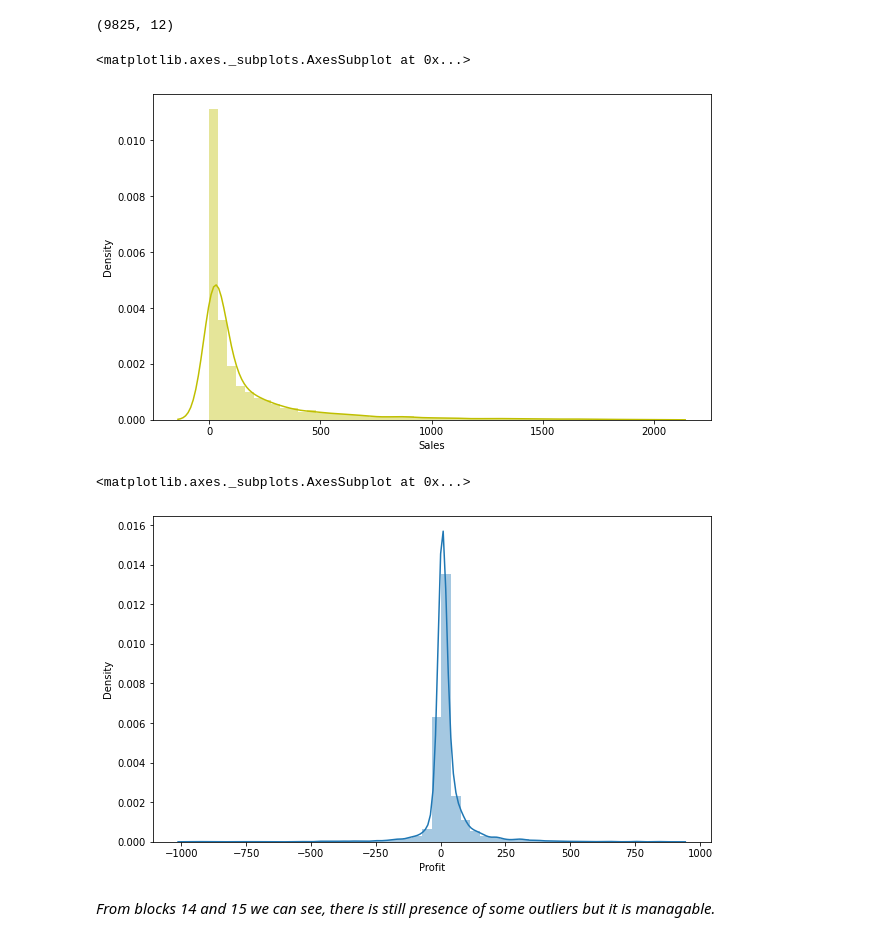
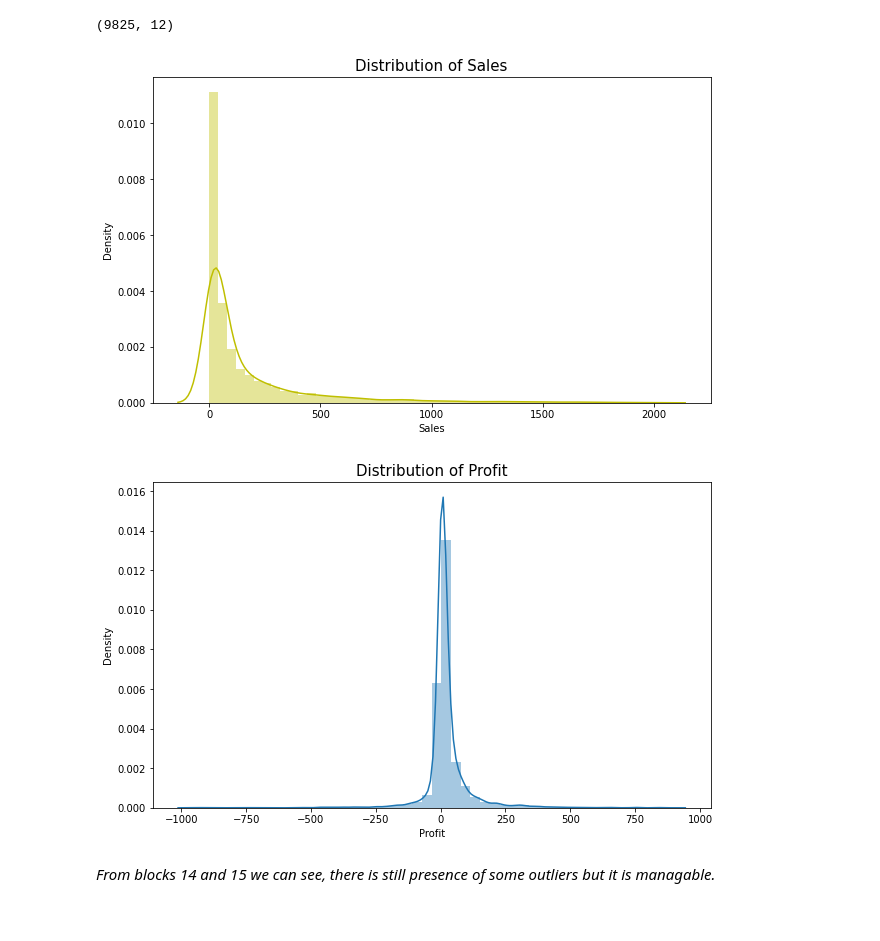
Before and after one commit to kiran9615/EDA_on_Sample_Superstore, a Jupyter notebook: task_3_EDA_on_Sample_Superstore.ipynb, the cells around one changed output. Cells and saved outputs as stored; diff of their text form; code cells hidden in the pictures.

```diff
--- a/task_3_EDA_on_Sample_Superstore.ipynb
+++ b/task_3_EDA_on_Sample_Superstore.ipynb
@@ -36,6 +33,6 @@ Mounted at /content/drive
 # %%
 #reading samplesuperstore csv data and storing it in superstore_df dataframe
-file_path='/content/drive/MyDrive/Datascience/Sparks foundation provided datasets/SampleSuperstore.csv'
+file_path='/content/drive/MyDrive/Datascience/Datasets/SampleSuperstore.csv'
 superstore_df=pd.read_csv(file_path)
 # %% [markdown]
 # ***Part 1: Basic Data preprocessing and cleaning***
@@ -257,17 +256,19 @@ updated_superstore_df.shape #checking for the shape of updated dataframe
 # %%
 #----------------------Block 14----------------------------------
 
 sns.distplot(updated_superstore_df['Sales'],color='y') #distplot of sales for updated observations
+plt.title('Distribution of Sales',fontsize=15)
+plt.show()
 # %% [output]
-<matplotlib.axes._subplots.AxesSubplot at 0x...>
-[figure, old version]
+[figure, new version]
 # %%
 #----------------------Block 15----------------------------------
 
 sns.distplot(updated_superstore_df['Profit']) #distplot of profit for updated observations
+plt.title('Distribution of Profit',fontsize=15)
+plt.show()
 # %% [output]
-<matplotlib.axes._subplots.AxesSubplot at 0x...>
-[figure, old version]
+[figure, new version]
 # %% [markdown]
 *From blocks 14 and 15 we can see, there is still presence of some outliers but it is managable.*
 # %% [markdown]
```
Also changed, not shown: parts of 44 cells of this notebook.
